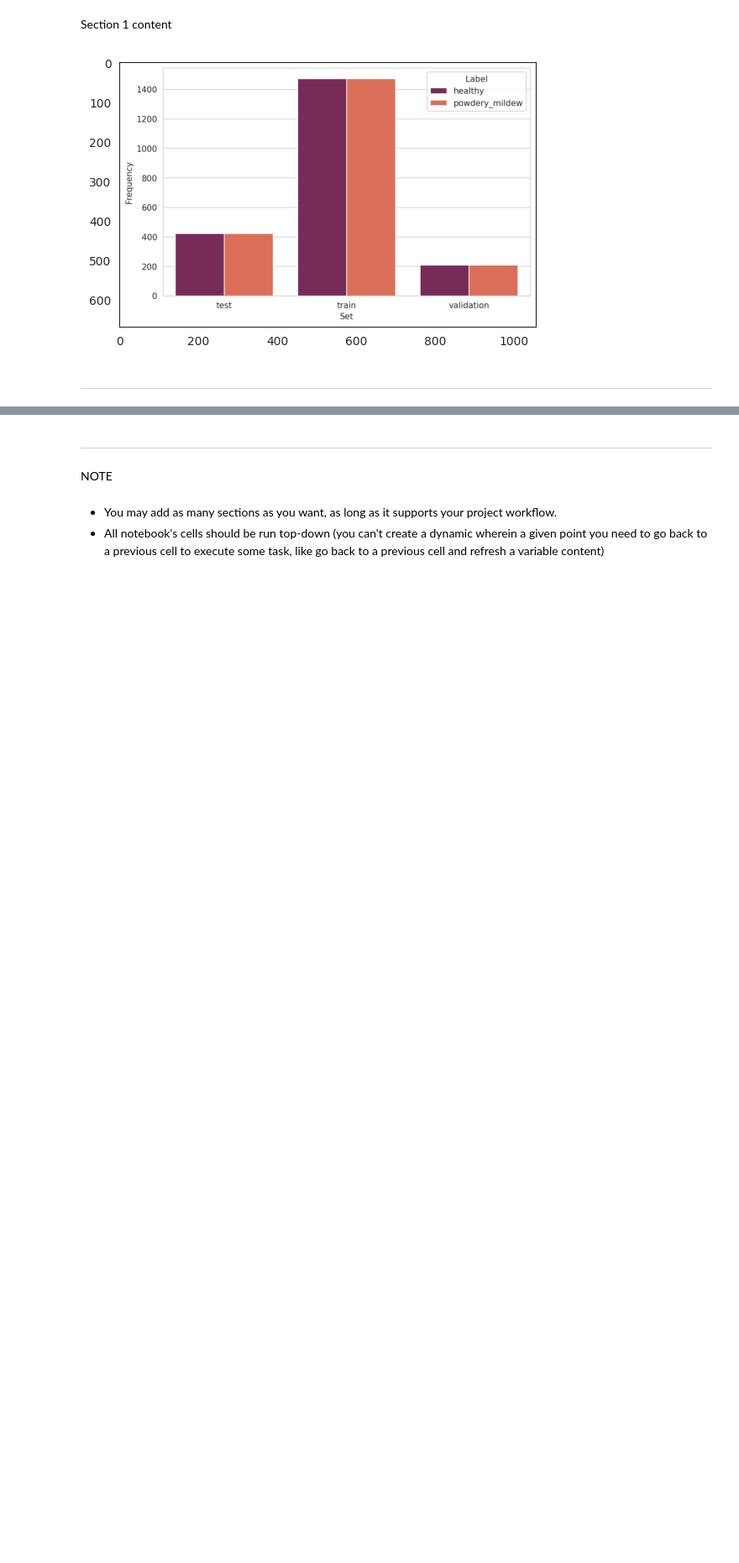
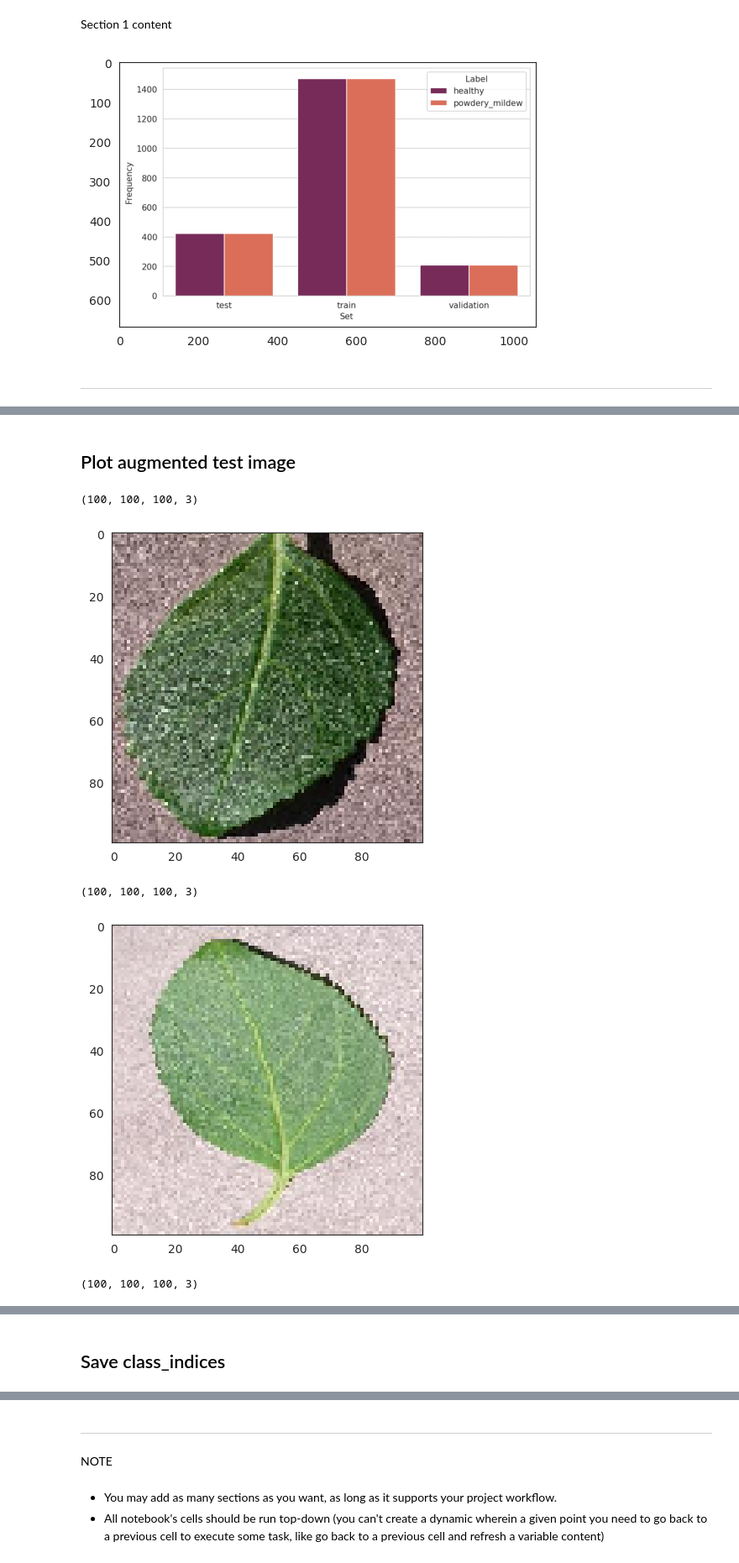
Before and after one commit to SamSswi/milestone-project-mildew-detection-in-cherry-leaves, a Jupyter notebook: jupyter_notebooks/ModellingAndEvaluation.ipynb, the cells around one changed output, grey strips where cells are left out. Shown at 84% size. Drawn from its saved outputs; the diff is of its cells as text; code cells hidden in the pictures; blank space fills up the shorter version.

```diff
--- a/jupyter_notebooks/ModellingAndEvaluation.ipynb
+++ b/jupyter_notebooks/ModellingAndEvaluation.ipynb
@@ -140,0 +194,9 @@ Section 2 content
+# %%
+test_set = ImageDataGenerator(rescale=1./255).flow_from_directory(test_path,
+                                                                        target_size=image_shape[:2],
+                                                                        color_mode='rgb',
+                                                                        batch_size=batch_size,
+                                                                        class_mode='binary',
+                                                                        shuffle=False)
+
+test_set.class_indices
@@ -140,0 +236,14 @@ Section 2 content
+# %% [markdown]
+## Plot augmented test image
+# %%
+for _ in range(3):
+    img, label = test_set.next()
+    print(img.shape)
+    plt.imshow(img[0])
+    plt.show()
+# %% [output]
+(100, 100, 100, 3)
+[figure, added]
+(100, 100, 100, 3)
+[figure, added]
+(100, 100, 100, 3)
@@ -140,0 +251,2 @@ Section 2 content
+# %% [markdown]
+## Save class_indices
```
Also changed, not shown: parts of 19 cells of this notebook, 1 other file.
